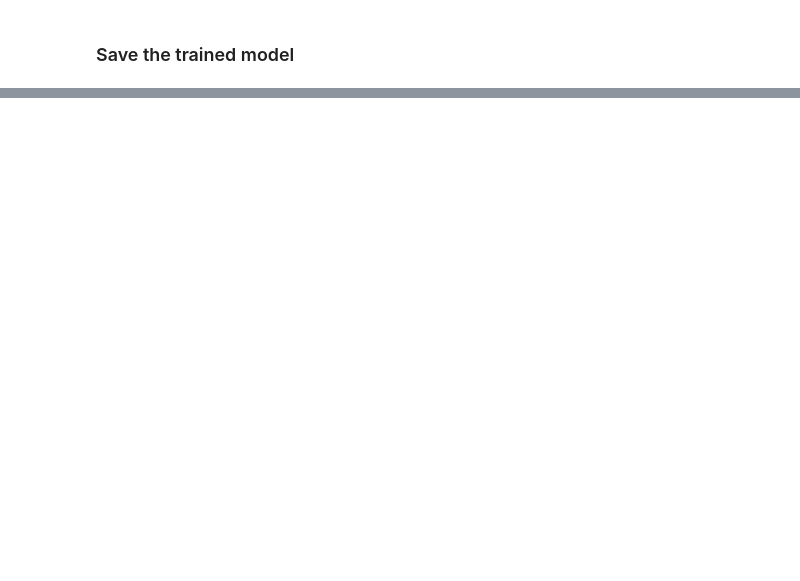
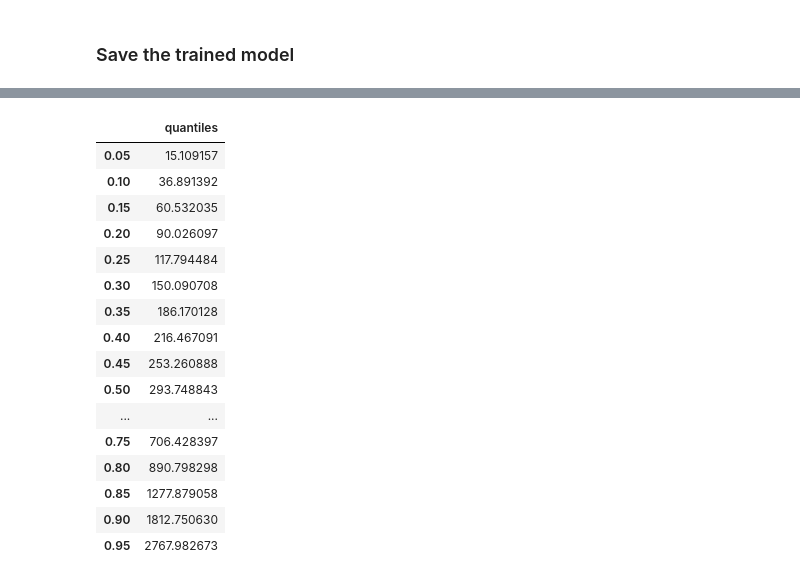
Before and after one commit to Driss31/kuebiko_mansa, a Jupyter notebook: notebooks/5_ML_models.ipynb, the cells around one changed output, grey strips where cells are left out. Drawn from its saved outputs; the diff is of its cells as text; code cells hidden in the pictures; blank space fills up the shorter version.

```diff
--- a/notebooks/5_ML_models.ipynb
+++ b/notebooks/5_ML_models.ipynb
@@ -403,0 +404,40 @@ True
+# %%
+FLOAT_FORMAT = "{:.2f}"
+
+
+def compute_error_quantiles(
+    errors: np.ndarray, quantiles: list
+) -> pd.DataFrame:
+    columns_names = [FLOAT_FORMAT.format(quantile) for quantile in quantiles]
+    return pd.DataFrame(
+        data=np.quantile(errors, quantiles, interpolation="linear"),
+        index=columns_names,
+        columns=[f"quantiles"],
+    )
+
+
+QUANTILES = [0.05 * i for i in range(1, 20)]
+
+# MAE errors
+
+compute_error_quantiles(
+    errors=abs(y_test_pred - y_test), quantiles=QUANTILES
+)
+# %% [output]
+|  | quantiles |
+| 0.05 | 15.109157 |
+| 0.10 | 36.891392 |
+| 0.15 | 60.532035 |
+| 0.20 | 90.026097 |
+| 0.25 | 117.794484 |
+| 0.30 | 150.090708 |
+| 0.35 | 186.170128 |
+| 0.40 | 216.467091 |
+| 0.45 | 253.260888 |
+| 0.50 | 293.748843 |
+| ... | ... |
+| 0.75 | 706.428397 |
+| 0.80 | 890.798298 |
+| 0.85 | 1277.879058 |
+| 0.90 | 1812.750630 |
+| 0.95 | 2767.982673 |
```
Also changed, not shown: parts of 24 cells of this notebook.
